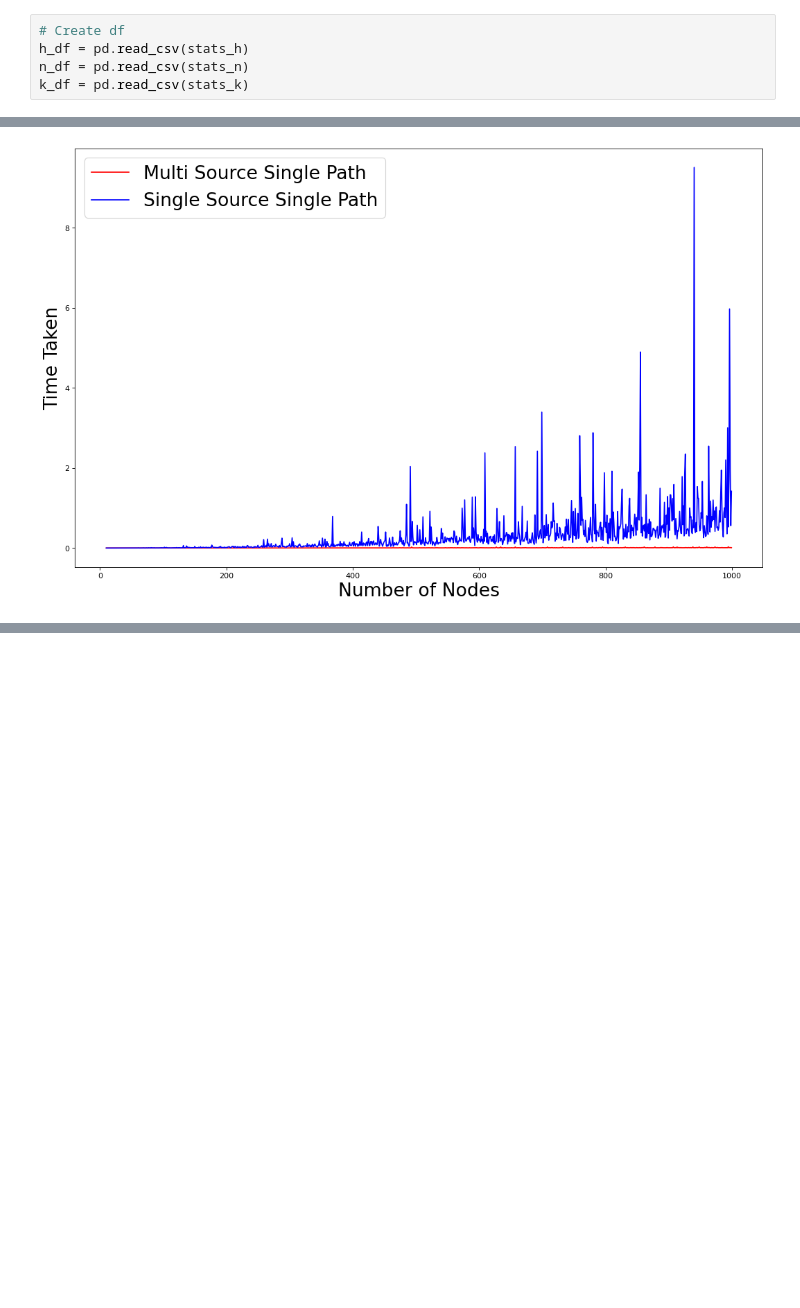
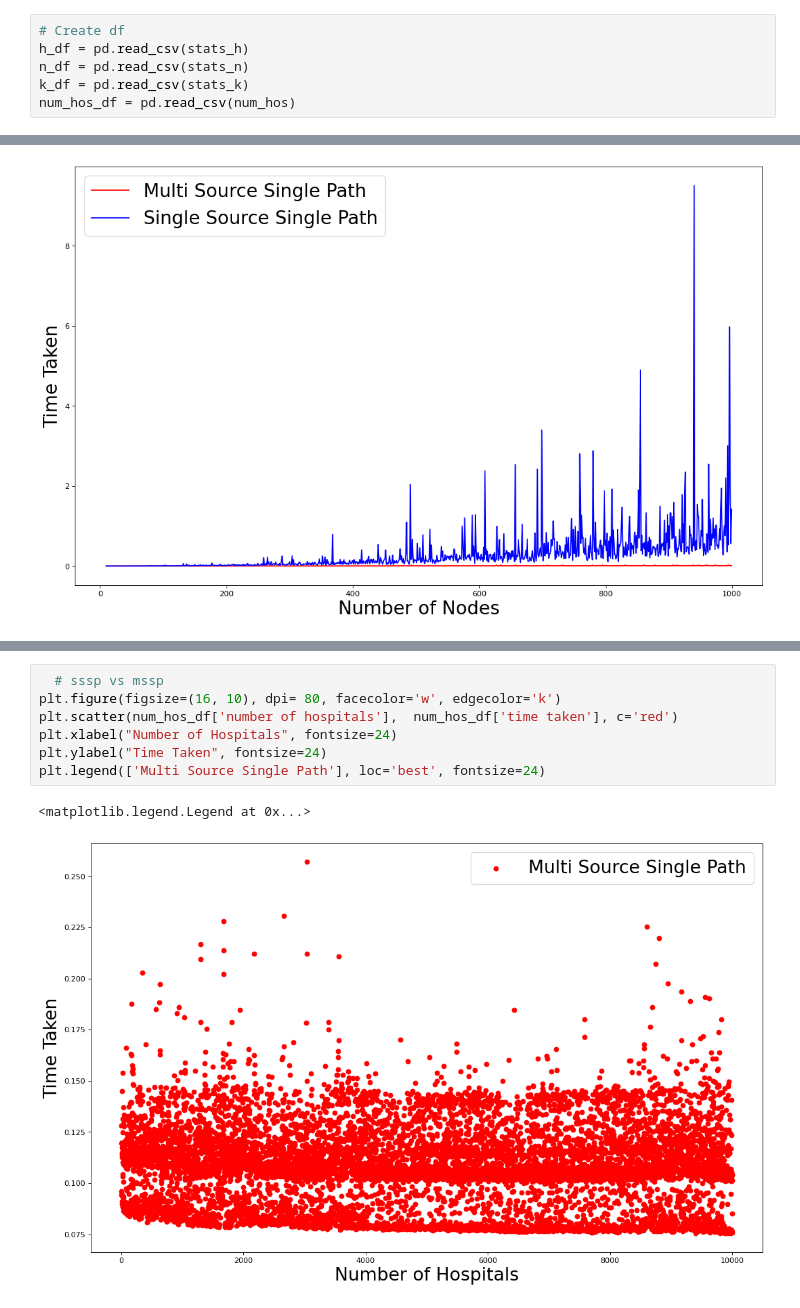
Before and after one commit to jeslynlamxy/path-finding-in-road-networks, a Jupyter notebook: speed_analysis.ipynb, the cells around one changed output, grey strips where cells are left out. Drawn from its saved outputs; the diff is of its cells as text; blank space fills up the shorter version.

```diff
--- a/speed_analysis.ipynb
+++ b/speed_analysis.ipynb
@@ -38,6 +40,7 @@ stats_k = os.path.join(data_dir, '2210_test_benchmark_k.csv')
 h_df = pd.read_csv(stats_h)
 n_df = pd.read_csv(stats_n)
 k_df = pd.read_csv(stats_k)
+num_hos_df = pd.read_csv(num_hos)
 # %%
 h_df.head()
 # %% [output]
@@ -133,0 +126,10 @@ plt.legend(['Multi Source Single Path', 'Single Source Single Path'], loc='best'
+# %%
+  # sssp vs mssp
+plt.figure(figsize=(16, 10), dpi= 80, facecolor='w', edgecolor='k')
+plt.scatter(num_hos_df['number of hospitals'],  num_hos_df['time taken'], c='red')
+plt.xlabel("Number of Hospitals", fontsize=24)
+plt.ylabel("Time Taken", fontsize=24)
+plt.legend(['Multi Source Single Path'], loc='best', fontsize=24)
+# %% [output]
+<matplotlib.legend.Legend at 0x...>
+[figure, added]
```
Also changed, not shown: parts of 7 cells of this notebook.
